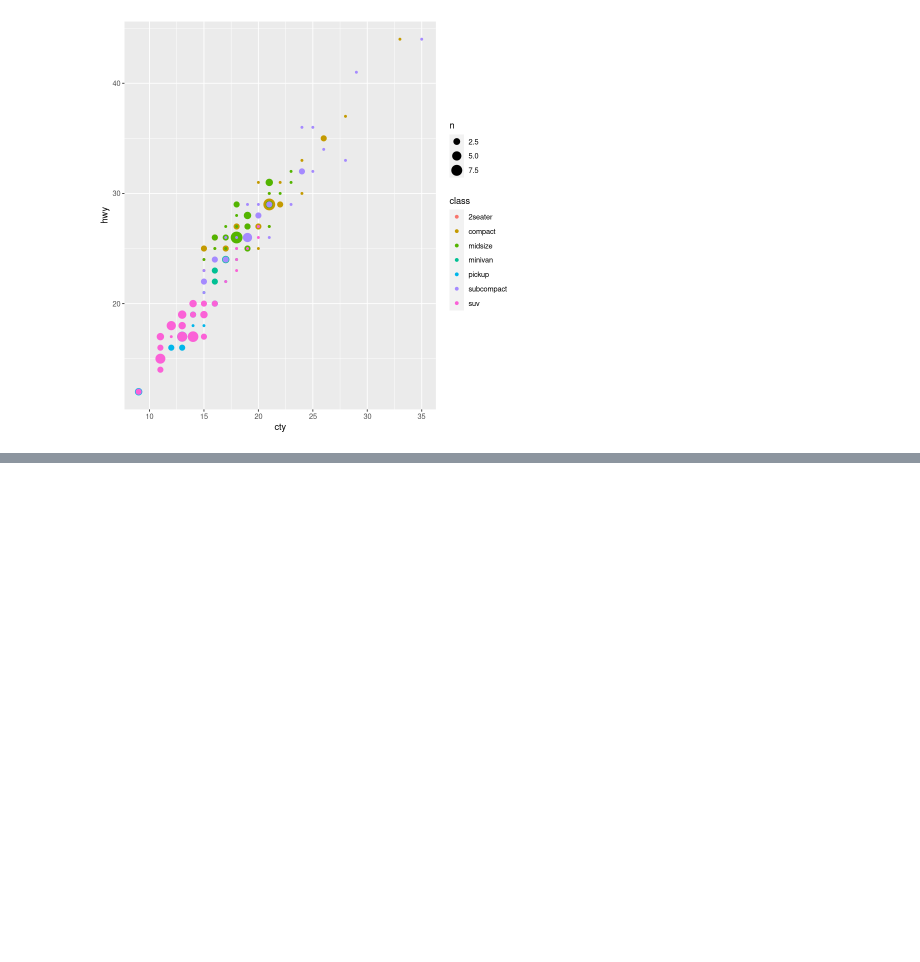
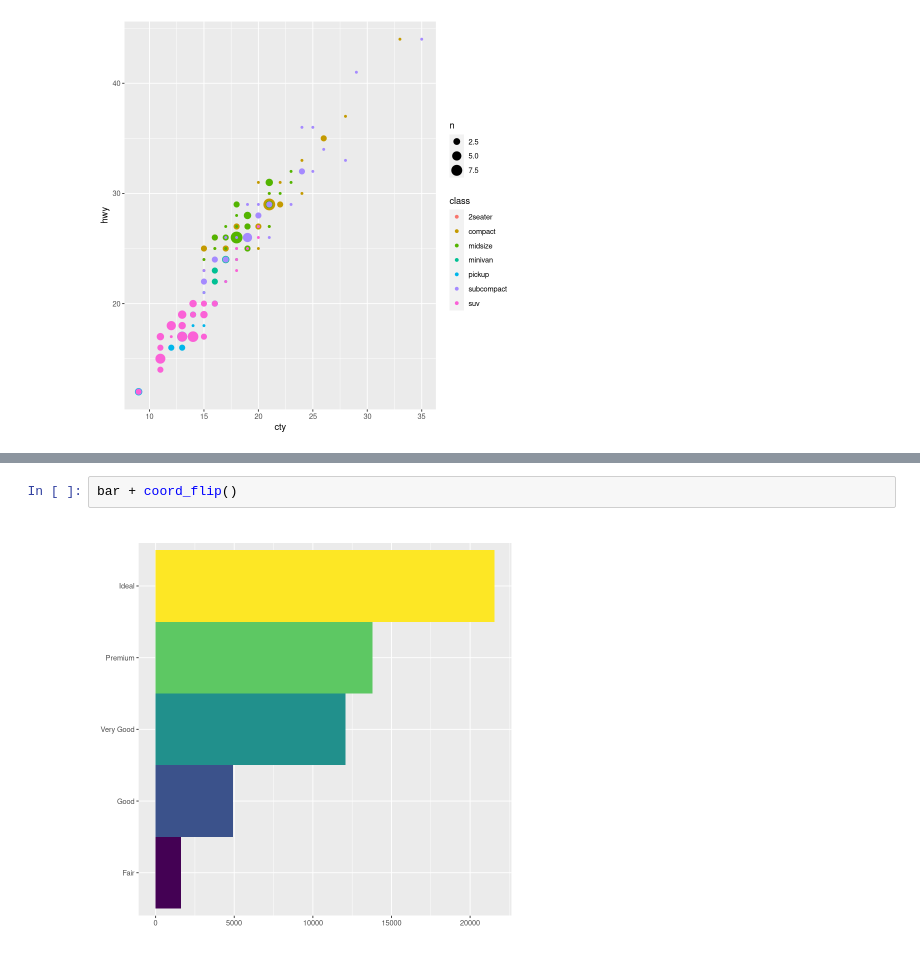
Before and after one commit to cmarsa/r4ds, a Jupyter notebook: 01_data_vis_with_ggplot2.ipynb, the cells around one changed output, grey strips where cells are left out. Drawn from its saved outputs; the diff is of its cells as text; blank space fills up the shorter version.

```diff
--- a/01_data_vis_with_ggplot2.ipynb
+++ b/01_data_vis_with_ggplot2.ipynb
@@ -686,0 +723,4 @@ ggplot(data = mpg, mapping = aes(x = cty, y = hwy, color = class)) +
+# %%
+bar + coord_flip()
+# %% [output]
+[figure, added]
```
Also changed, not shown: parts of 10 cells of this notebook.
